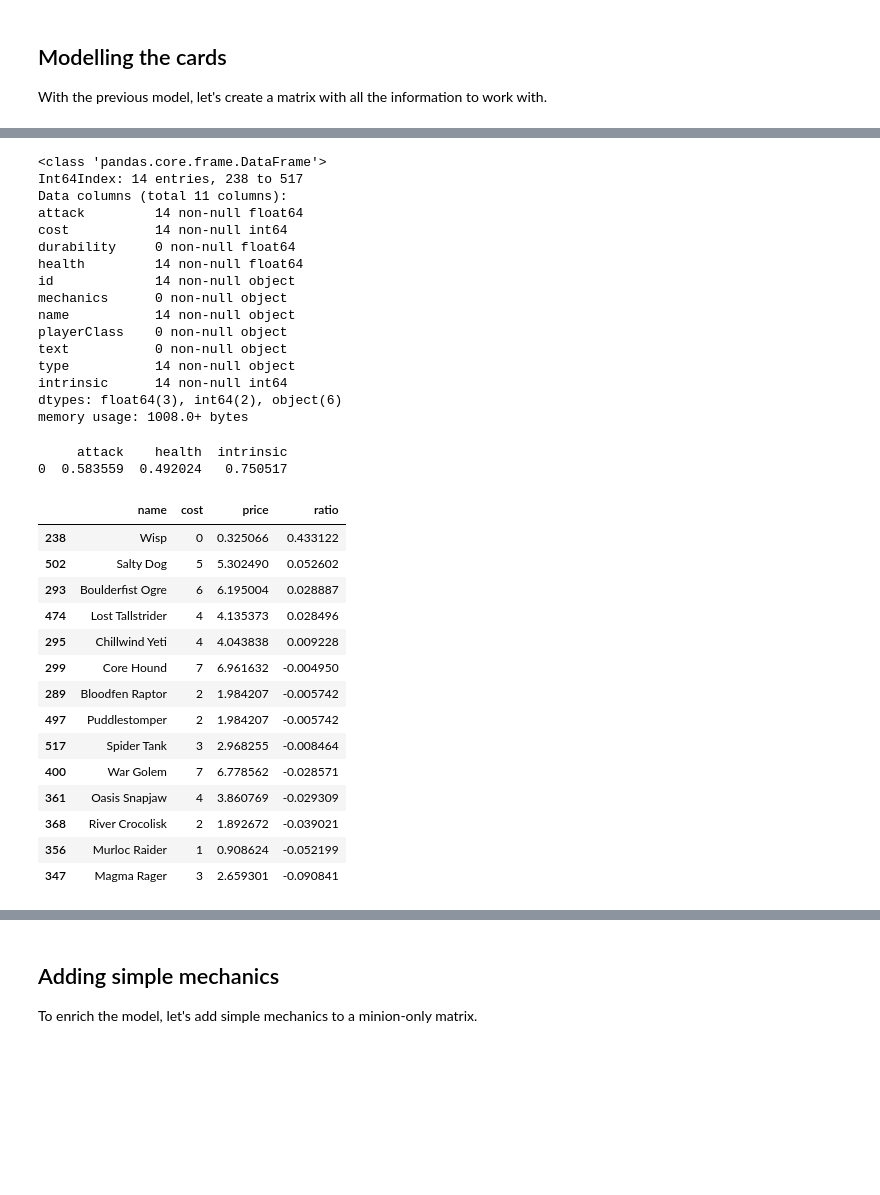
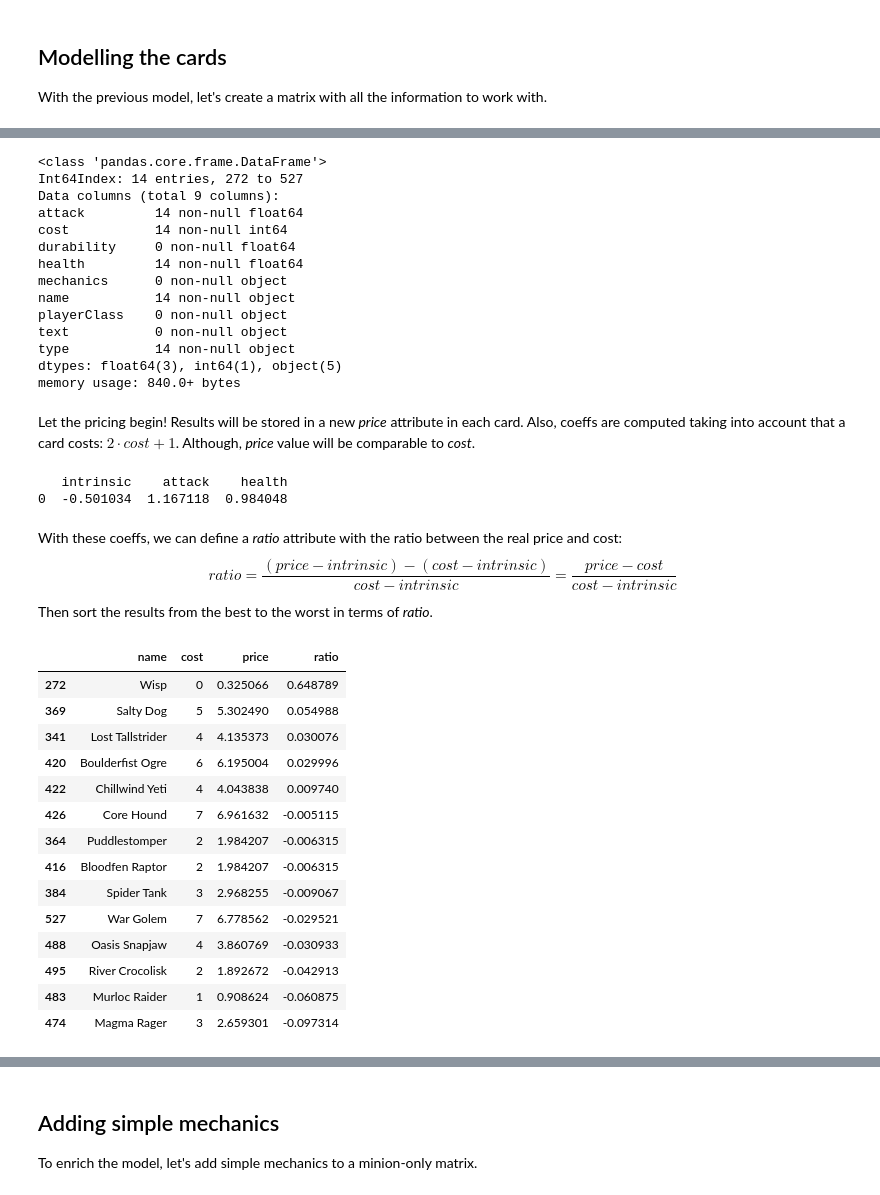
Before and after one commit to skasi7/HearthPricer, a Jupyter notebook: Intro.ipynb, the cells around one changed output, grey strips where cells are left out. Drawn from its saved outputs; the diff is of its cells as text; code cells hidden in the pictures; blank space fills up the shorter version.

```diff
--- a/Intro.ipynb
+++ b/Intro.ipynb
@@ -69,6 +27,0 @@ tags
-# %%
-# Only interested in these tags for pricer purposes
-interest_tags = {u'attack', u'cost', u'durability', u'health', u'id', u'mechanics', u'name',
-                 u'playerClass', u'text', u'type'}
-all_collectible_cards = [{k: v for k, v in card.items() if k in interest_tags}
-                         for card in all_collectible_cards]
@@ -142,4 +71,2 @@ Let's add the intrinsic value to the matrix. Since it's in the left side of the
-# %%
-all_collectible_cards_df['intrinsic'] = -1
 # %% [markdown]
 ## Vanilla minions modelling
@@ -147,61 +74,54 @@ To test the model, let's extract the coefficients for *attack* and *health* with
 # %%
 vanilla_minions_df = pandas.DataFrame(
     all_collectible_cards_df[(all_collectible_cards_df['type'] == 'Minion') &
-                             (all_collectible_cards_df['playerClass'].isnull()) &
                              (all_collectible_cards_df['text'].isnull())])
 vanilla_minions_df.info()
 # %% [output]
 <class 'pandas.core.frame.DataFrame'>
-Int64Index: 14 entries, 238 to 517
-Data columns (total 11 columns):
+Int64Index: 14 entries, 272 to 527
+Data columns (total 9 columns):
 attack         14 non-null float64
 cost           14 non-null int64
 durability     0 non-null float64
 health         14 non-null float64
-id             14 non-null object
 mechanics      0 non-null object
 name           14 non-null object
 playerClass    0 non-null object
 text           0 non-null object
 type           14 non-null object
-intrinsic      14 non-null int64
-dtypes: float64(3), int64(2), object(6)
-memory usage: 1008.0+ bytes
+dtypes: float64(3), int64(1), object(5)
+memory usage: 840.0+ bytes
-# %%
-def cards_pricing(df, columns, coeffs=None, print_coeffs=False, price_column=None):
-    a = df.as_matrix(columns)
-    if coeffs is None:
-        b = df.as_matrix(['cost'])
-        coeffs = numpy.linalg.lstsq(a, b)[0]
-        if print_coeffs:
-            print(pandas.DataFrame(coeffs.T, columns=columns))
-    df[price_column or 'price'] = numpy.dot(a, coeffs).T[0]
-    return coeffs
-
-vanilla_columns = ['attack', 'health', 'intrinsic']
-vanilla_coeffs = cards_pricing(vanilla_minions_df, vanilla_columns, print_coeffs=True)
-# %% [output]
-     attack    health  intrinsic
-0  0.583559  0.492024   0.750517
+# %% [markdown]
+Let the pricing begin! Results will be stored in a new *price* attribute in each card. Also, coeffs are computed taking into account that a card costs: $2 \cdot cost + 1$. Although, *price* value will be comparable to *cost*.
+# %%
+vanilla_columns = ['attack', 'health']
+vanilla_coeffs = hearthpricer.pricing(vanilla_minions_df, vanilla_columns, debug=True)
+# %% [output]
+   intrinsic    attack    health
+0  -0.501034  1.167118  0.984048
+# %% [markdown]
+With these coeffs, we can define a *ratio* attribute with the ratio between the real price and cost:
+$$ratio = \frac{(price - intrinsic) - (cost - intrinsic)}{cost - intrinsic} = \frac{price - cost}{cost - intrinsic}$$
+Then sort the results from the best to the worst in terms of *ratio*.
 # %%
-intrinsic = vanilla_coeffs[2][0]
+intrinsic = vanilla_coeffs[0][0]
 vanilla_minions_df['ratio'] = (vanilla_minions_df['price'] -  vanilla_minions_df['cost']) / \
-                              (vanilla_minions_df['cost'] + intrinsic)
+                              (vanilla_minions_df['cost'] - intrinsic)
 vanilla_minions_df[['name', 'cost', 'price', 'ratio']].sort('ratio', ascending=False)
 # %% [output]
 |  | name | cost | price | ratio |
-| 238 | Wisp | 0 | 0.325066 | 0.433122 |
-| 502 | Salty Dog | 5 | 5.302490 | 0.052602 |
-| 293 | Boulderfist Ogre | 6 | 6.195004 | 0.028887 |
-| 474 | Lost Tallstrider | 4 | 4.135373 | 0.028496 |
-| 295 | Chillwind Yeti | 4 | 4.043838 | 0.009228 |
-| 299 | Core Hound | 7 | 6.961632 | -0.004950 |
-| 289 | Bloodfen Raptor | 2 | 1.984207 | -0.005742 |
-| 497 | Puddlestomper | 2 | 1.984207 | -0.005742 |
-| 517 | Spider Tank | 3 | 2.968255 | -0.008464 |
-| 400 | War Golem | 7 | 6.778562 | -0.028571 |
-| 361 | Oasis Snapjaw | 4 | 3.860769 | -0.029309 |
-| 368 | River Crocolisk | 2 | 1.892672 | -0.039021 |
-| 356 | Murloc Raider | 1 | 0.908624 | -0.052199 |
-| 347 | Magma Rager | 3 | 2.659301 | -0.090841 |
+| 272 | Wisp | 0 | 0.325066 | 0.648789 |
+| 369 | Salty Dog | 5 | 5.302490 | 0.054988 |
+| 341 | Lost Tallstrider | 4 | 4.135373 | 0.030076 |
+| 420 | Boulderfist Ogre | 6 | 6.195004 | 0.029996 |
+| 422 | Chillwind Yeti | 4 | 4.043838 | 0.009740 |
+| 426 | Core Hound | 7 | 6.961632 | -0.005115 |
+| 364 | Puddlestomper | 2 | 1.984207 | -0.006315 |
+| 416 | Bloodfen Raptor | 2 | 1.984207 | -0.006315 |
+| 384 | Spider Tank | 3 | 2.968255 | -0.009067 |
+| 527 | War Golem | 7 | 6.778562 | -0.029521 |
+| 488 | Oasis Snapjaw | 4 | 3.860769 | -0.030933 |
+| 495 | River Crocolisk | 2 | 1.892672 | -0.042913 |
+| 483 | Murloc Raider | 1 | 0.908624 | -0.060875 |
+| 474 | Magma Rager | 3 | 2.659301 | -0.097314 |
 # %% [markdown]
```
Also changed, not shown: parts of 52 cells of this notebook, 4 other files.
